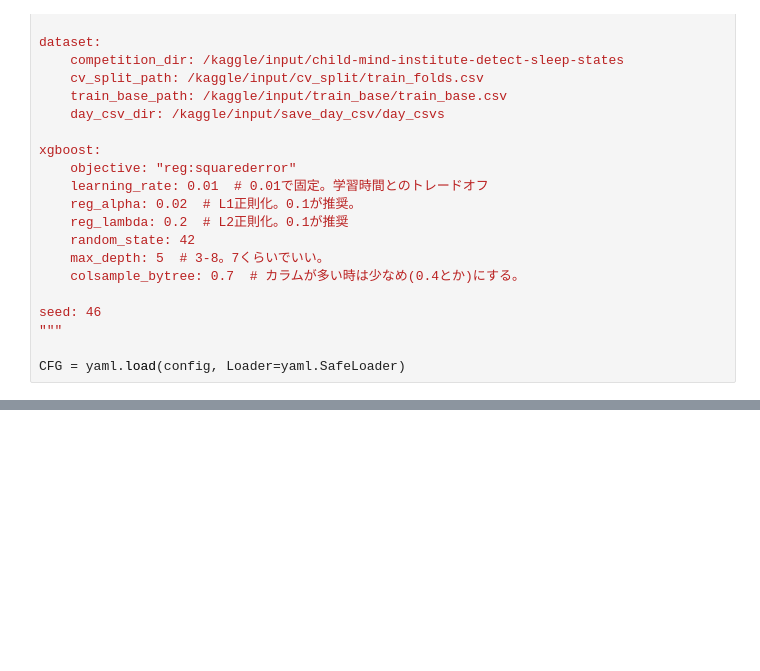
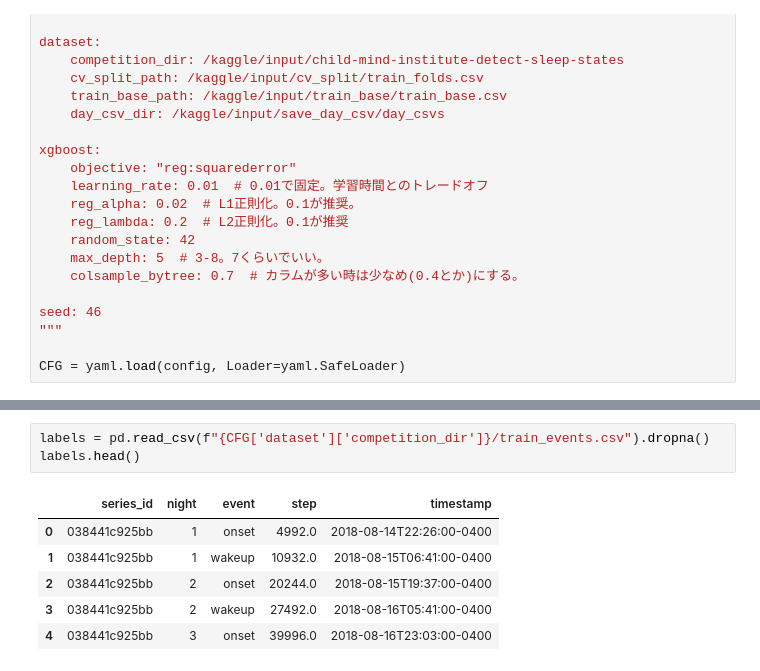
Before and after one commit to penguin-prg/child-mind-institute-detect-sleep-states, a Jupyter notebook: notebook/sleep_time.ipynb, the cells around one changed output, grey strips where cells are left out. Saved outputs shown, nothing was run; the diff lists cells and outputs as text; blank space fills up the shorter version.

```diff
--- a/notebook/sleep_time.ipynb
+++ b/notebook/sleep_time.ipynb
@@ -75,0 +44,10 @@ train_base[train_base["series_id"]=="05e1944c3818"]
+# %%
+labels = pd.read_csv(f"{CFG['dataset']['competition_dir']}/train_events.csv").dropna()
+labels.head()
+# %% [output]
+|  | series_id | night | event | step | timestamp |
+| 0 | 038441c925bb | 1 | onset | 4992.0 | 2018-08-14T22:26:00-0400 |
+| 1 | 038441c925bb | 1 | wakeup | 10932.0 | 2018-08-15T06:41:00-0400 |
+| 2 | 038441c925bb | 2 | onset | 20244.0 | 2018-08-15T19:37:00-0400 |
+| 3 | 038441c925bb | 2 | wakeup | 27492.0 | 2018-08-16T05:41:00-0400 |
+| 4 | 038441c925bb | 3 | onset | 39996.0 | 2018-08-16T23:03:00-0400 |
```
Also changed, not shown: parts of 7 cells of this notebook.
